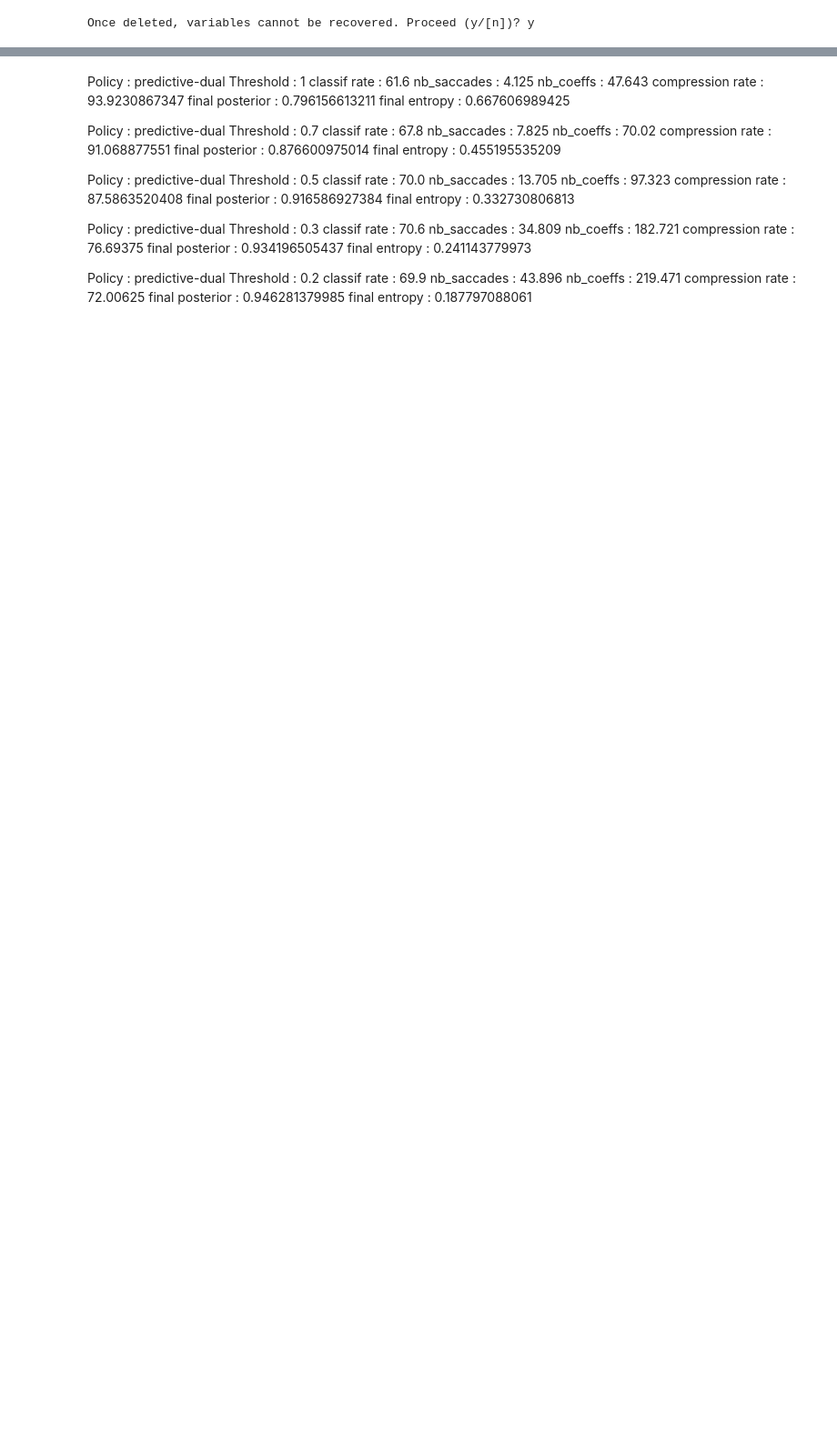
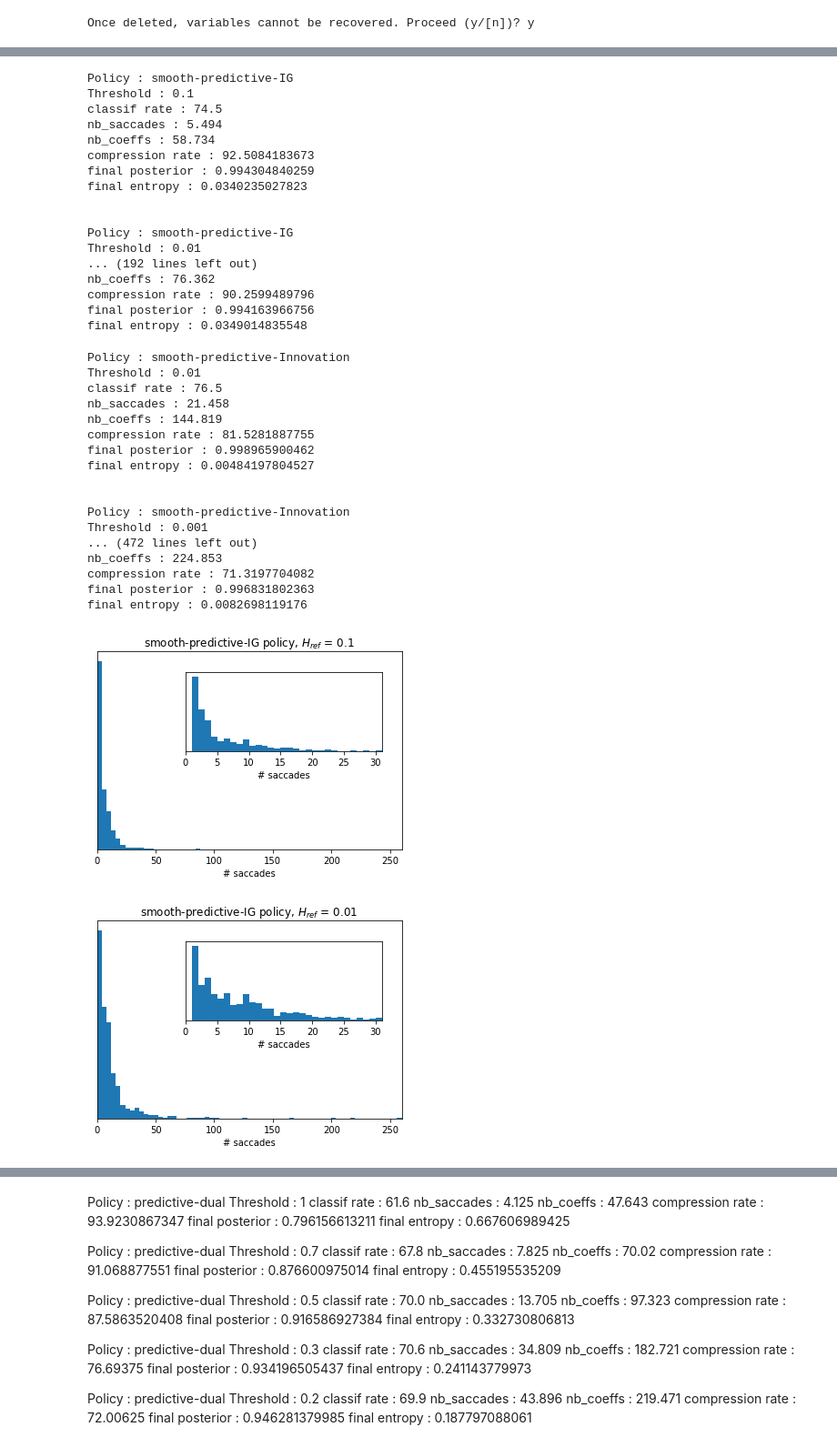
Before and after one commit to gdbmanu/git-active-vision, a Jupyter notebook: foveated-iclr/mnist-waveimage-record-display.ipynb, the cells around one changed output, grey strips where cells are left out. Shown at 91% size. Saved outputs shown, nothing was run; the diff lists cells and outputs as text; code cells hidden in the pictures; blank space fills up the shorter version.

```diff
--- a/foveated-iclr/mnist-waveimage-record-display.ipynb
+++ b/foveated-iclr/mnist-waveimage-record-display.ipynb
@@ -14,4 +14,11 @@ from scipy.stats import multivariate_normal
 import math, sys, os, pickle
 from record import Record, affiche_records
 import time
+# %%
+#del dict_records
+
+#nom_fic = 'backbone-CNN-parts-base'; liste_thresholds =(1, 3e-1, 1e-1, 3e-2, 1e-2)
+#nom_fic = 'base-base'; liste_thresholds = (1e-1, 1e-2, 1e-3, 1e-4, 1e-5)
+#nom_fic = 'base-base-1000-IG-test'; liste_thresholds = (1e-1, 1e-2, 1e-3, 1e-4, 1e-5)
+nom_fic = 'base-naive-test-1000'; liste_thresholds = (1e-1, 1e-2, 1e-3, 1e-4, 1e-5)
 # %%
@@ -59,33 +104,49 @@ NB_TRIALS = 100
 # %%
-liste_NB_TRIALS = []
-for z in range(NB_CLASSES):
-    liste_NB_TRIALS += [NB_TRIALS] #[len(Data_test[z][0][(0,0)])]
-
-mem_classif_rate = {}
-mem_mem_saccades = {}
-mem_mem_compression_rate = {}
-
-'''liste_pol  = ('smooth-predictive-IG-post',)'''
-
-liste_pol  = (\
-            'smooth-predictive-Info-Gain', 'smooth-predictive-Infomax', \
-            'smooth-predictive-Innovation', 'smooth-predictive-Conservation', 'smooth-predictive-IG-post', \
-            'saliency-based', 'generic-saliency-based', 'random', \
-            #'full', \
-            'sharp-predictive-Info-Gain', 'sharp-predictive-Infomax', \
-            'sharp-predictive-Innovation', 'sharp-predictive-Conservation', 'sharp-predictive-IG-post',\
-             )
-
 #for POL in ('predictive', 'predictive-dual', 'predictive-KL', 'FEP-predictive', 'FEP-predictive-dual', 'FEP-predictive-KL',  'saliency-based', 'generic-saliency-based', 'random'): #): #: #', ' ):
 for POL in liste_pol:
     mem_classif_rate[POL] = []
     mem_mem_saccades[POL] = []
     mem_mem_compression_rate[POL] = []
 
-    #for THRESHOLD in (2, 1.5, 1, 7e-1, 5e-1, 3e-1, 2e-1, 1e-1):#
-    for THRESHOLD in (1e-1, 1e-2, 1e-3, 1e-4): #, 1e-5):
-    #for THRESHOLD in (1, 3e-1, 1e-1, 3e-2, 1e-2): # 1e-4): #, 1e-5):
+    for THRESHOLD in liste_thresholds:
         classif_rate, mem_saccades, mem_compression_rate = affiche_records(dict_records[POL][THRESHOLD], liste_NB_TRIALS)
         mem_classif_rate[POL] += [classif_rate]
         mem_mem_saccades[POL] += [mem_saccades]
         mem_mem_compression_rate[POL] += [mem_compression_rate]
+# %% [output]
+Policy : smooth-predictive-IG
+Threshold : 0.1
+classif rate : 74.5
+nb_saccades : 5.494
+nb_coeffs : 58.734
+compression rate : 92.5084183673
+final posterior : 0.994304840259
+final entropy : 0.0340235027823
+
+
+Policy : smooth-predictive-IG
+Threshold : 0.01
+... (192 lines left out)
+nb_coeffs : 76.362
+compression rate : 90.2599489796
+final posterior : 0.994163966756
+final entropy : 0.0349014835548
+Policy : smooth-predictive-Innovation
+Threshold : 0.01
+classif rate : 76.5
+nb_saccades : 21.458
+nb_coeffs : 144.819
+compression rate : 81.5281887755
+final posterior : 0.998965900462
+final entropy : 0.00484197804527
+
+
+Policy : smooth-predictive-Innovation
+Threshold : 0.001
+... (472 lines left out)
+nb_coeffs : 224.853
+compression rate : 71.3197704082
+final posterior : 0.996831802363
+final entropy : 0.0082698119176
+[figure, added]
+[figure, added]
```
Also changed, not shown: parts of 9 cells of this notebook, 2 other files.
